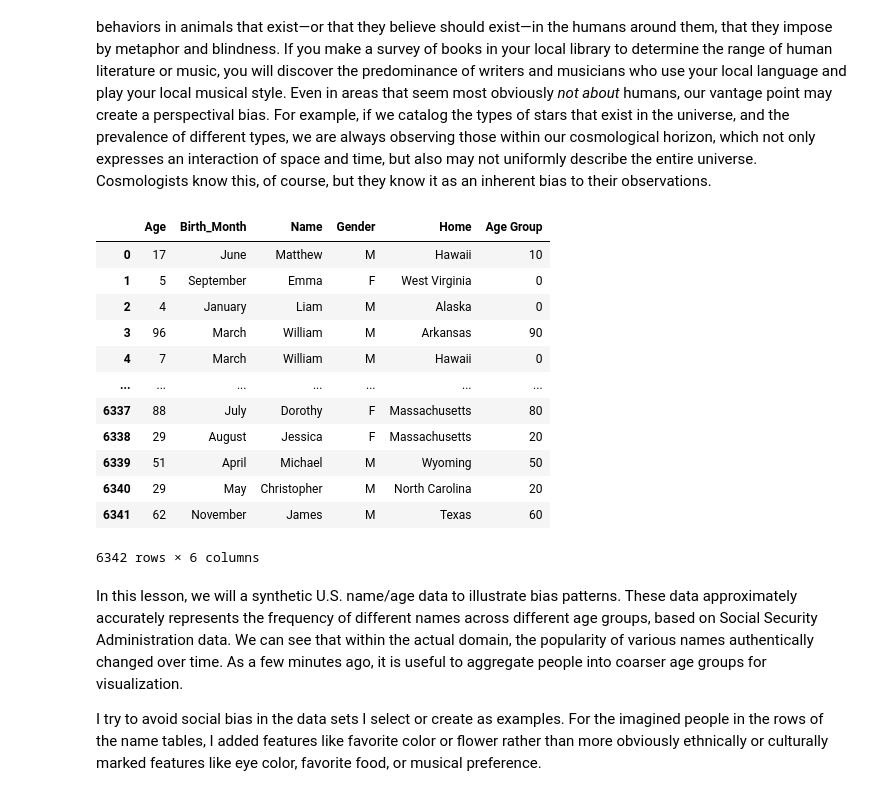
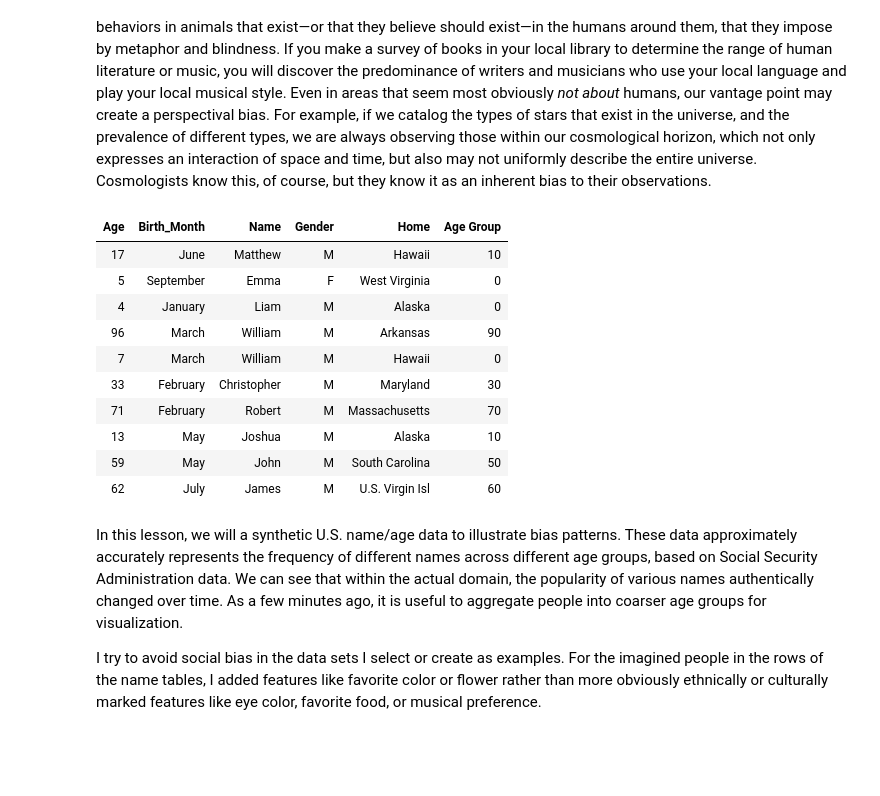
Before and after one commit to DavidMertz/CleaningDataVideo, a Jupyter notebook: Data_Quality.ipynb, the cells around one changed output. Drawn from its saved outputs; the diff is of its cells as text; code cells hidden in the pictures; blank space fills up the shorter version.

```diff
--- a/Data_Quality.ipynb
+++ b/Data_Quality.ipynb
@@ -109,21 +112,19 @@ For example, the history of ethology (the study of animal behavior) is largely a
 # %%
 names = pd.read_parquet('data/usa_names_states.parq')
 names['Age Group'] = names.Age//10 * 10
-names
+GT(names.head(10))
 # %% [output]
-|  | Age | Birth_Month | Name | Gender | Home | Age Group |
-| 0 | 17 | June | Matthew | M | Hawaii | 10 |
-| 1 | 5 | September | Emma | F | West Virginia | 0 |
-| 2 | 4 | January | Liam | M | Alaska | 0 |
-| 3 | 96 | March | William | M | Arkansas | 90 |
-| 4 | 7 | March | William | M | Hawaii | 0 |
-| ... | ... | ... | ... | ... | ... | ... |
-| 6337 | 88 | July | Dorothy | F | Massachusetts | 80 |
-| 6338 | 29 | August | Jessica | F | Massachusetts | 20 |
-| 6339 | 51 | April | Michael | M | Wyoming | 50 |
-| 6340 | 29 | May | Christopher | M | North Carolina | 20 |
-| 6341 | 62 | November | James | M | Texas | 60 |
+| Age | Birth_Month | Name | Gender | Home | Age Group |
+| 17 | June | Matthew | M | Hawaii | 10 |
+| 5 | September | Emma | F | West Virginia | 0 |
+| 4 | January | Liam | M | Alaska | 0 |
+| 96 | March | William | M | Arkansas | 90 |
+| 7 | March | William | M | Hawaii | 0 |
+| 33 | February | Christopher | M | Maryland | 30 |
+| 71 | February | Robert | M | Massachusetts | 70 |
+| 13 | May | Joshua | M | Alaska | 10 |
+| 59 | May | John | M | South Carolina | 50 |
+| 62 | July | James | M | U.S. Virgin Isl | 60 |
-6342 rows × 6 columns
 # %% [markdown]
 In this lesson, we will a synthetic U.S. name/age data to illustrate bias patterns.  These data approximately accurately represents the frequency of different names across different age groups, based on Social Security Administration data.  We can see that within the actual domain, the popularity of various names authentically changed over time.  As a few minutes ago, it is useful to aggregate people into coarser age groups for visualization.
 
```
Also changed, not shown: parts of 123 cells of this notebook, 3 other files.
